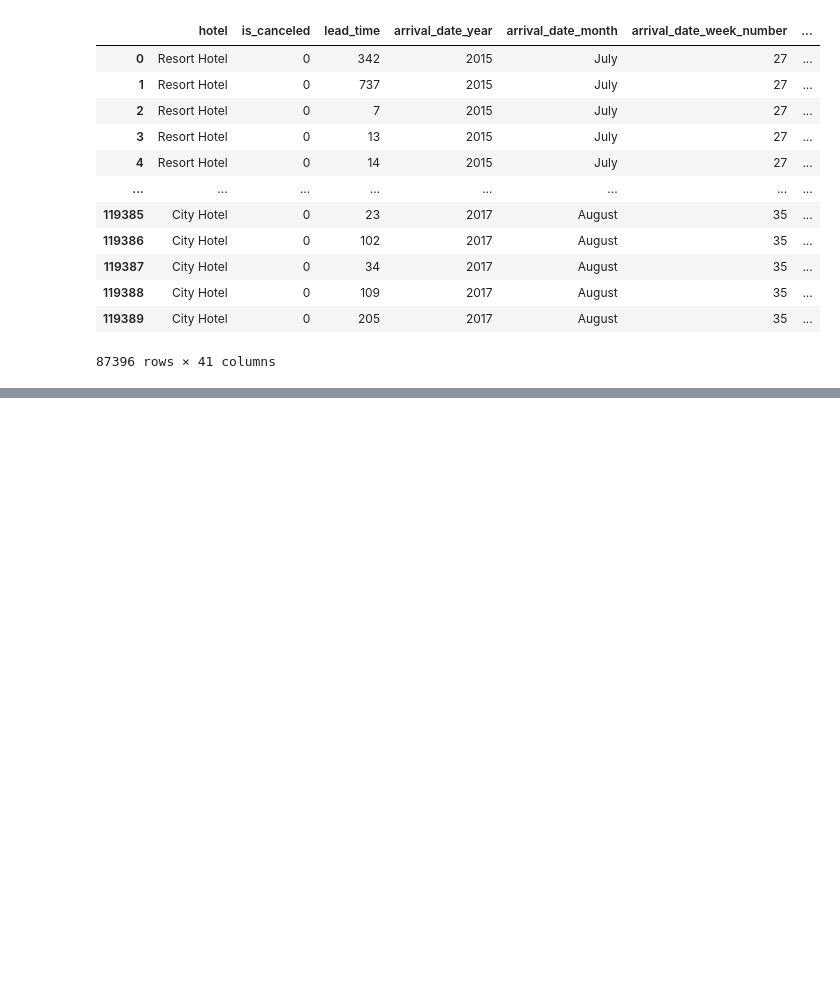
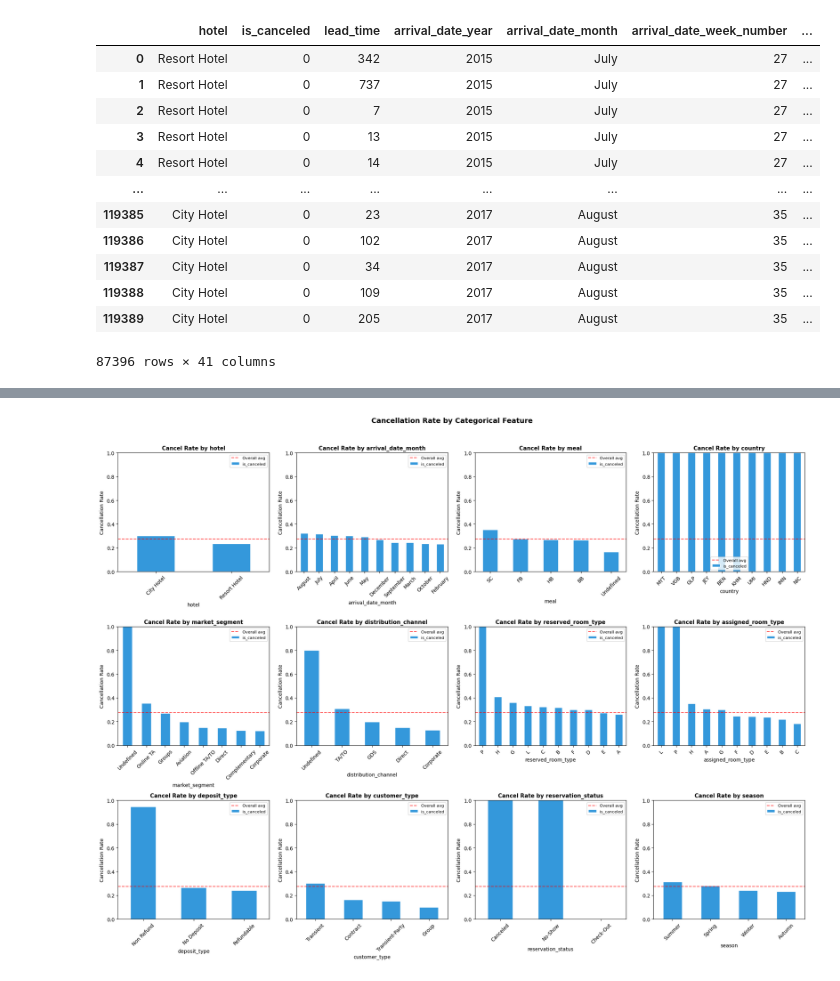
Before and after one commit to bezawitzyb/noshowshield, a Jupyter notebook: notebook/feature_selection.ipynb, the cells around one changed output, grey strips where cells are left out. Saved outputs shown, nothing was run; the diff lists cells and outputs as text; code cells hidden in the pictures; blank space fills up the shorter version.

```diff
--- a/notebook/feature_selection.ipynb
+++ b/notebook/feature_selection.ipynb
@@ -58,0 +117,30 @@ df
+# %%
+categorical_cols = df.select_dtypes(include=['object', 'category']).columns.tolist()
+import math
+
+n_cols = 4
+n_rows = math.ceil(len(categorical_cols) / n_cols)
+
+fig, axes = plt.subplots(n_rows, n_cols, figsize=(20, 5 * n_rows))
+axes = axes.flatten()
+
+for i, col in enumerate(categorical_cols):
+    if col in df.columns:
+        cancel_rate = df.groupby(col)['is_canceled'].mean().sort_values(ascending=False)
+        if len(cancel_rate) > 10:
+            cancel_rate = cancel_rate.head(10)
+
+        cancel_rate.plot(kind='bar', ax=axes[i], color='#3498db', edgecolor='white')
+        axes[i].set_title(f'Cancel Rate by {col}', fontsize=11, fontweight='bold')
+        axes[i].set_ylabel('Cancellation Rate')
+        axes[i].set_ylim(0, 1)
+        axes[i].axhline(y=df['is_canceled'].mean(), color='red', linestyle='--',
+                         alpha=0.7, label='Overall avg')
+        axes[i].tick_params(axis='x', rotation=45)
+        axes[i].legend(fontsize=8)
+
+plt.suptitle('Cancellation Rate by Categorical Feature', fontsize=14, fontweight='bold', y=1.02)
+plt.tight_layout()
+plt.show()
+# %% [output]
+[figure, added]
```
Also changed, not shown: parts of 16 cells of this notebook, 3 other files.
